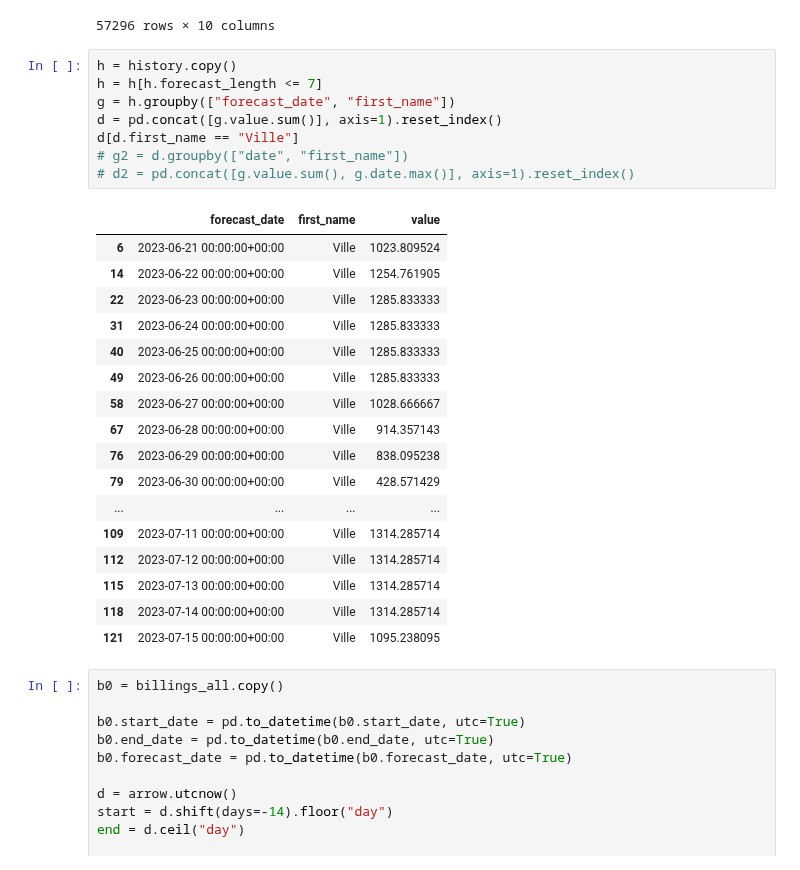
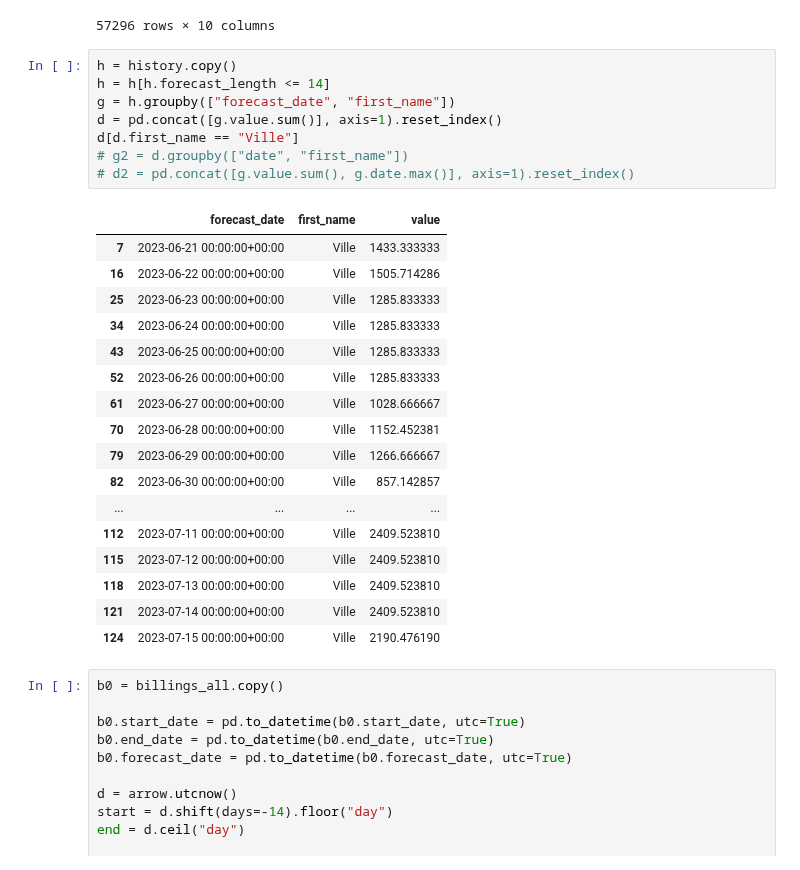
Before and after one commit to vreima/tie-dashboard, a Jupyter notebook: testing-notebook.ipynb, the cells around one changed output. Cells and saved outputs as stored; diff of their text form.

```diff
--- a/testing-notebook.ipynb
+++ b/testing-notebook.ipynb
@@ -59,30 +59,30 @@ history
 57296 rows × 10 columns
 # %%
 h = history.copy()
-h = h[h.forecast_length <= 7]
+h = h[h.forecast_length <= 14]
 g = h.groupby(["forecast_date", "first_name"])
 d = pd.concat([g.value.sum()], axis=1).reset_index()
 d[d.first_name == "Ville"]
 # g2 = d.groupby(["date", "first_name"])
 # d2 = pd.concat([g.value.sum(), g.date.max()], axis=1).reset_index()
 # %% [output]
 |  | forecast_date | first_name | value |
-| 6 | 2023-06-21 00:00:00+00:00 | Ville | 1023.809524 |
-| 14 | 2023-06-22 00:00:00+00:00 | Ville | 1254.761905 |
-| 22 | 2023-06-23 00:00:00+00:00 | Ville | 1285.833333 |
-| 31 | 2023-06-24 00:00:00+00:00 | Ville | 1285.833333 |
-| 40 | 2023-06-25 00:00:00+00:00 | Ville | 1285.833333 |
-| 49 | 2023-06-26 00:00:00+00:00 | Ville | 1285.833333 |
-| 58 | 2023-06-27 00:00:00+00:00 | Ville | 1028.666667 |
-| 67 | 2023-06-28 00:00:00+00:00 | Ville | 914.357143 |
-| 76 | 2023-06-29 00:00:00+00:00 | Ville | 838.095238 |
-| 79 | 2023-06-30 00:00:00+00:00 | Ville | 428.571429 |
+| 7 | 2023-06-21 00:00:00+00:00 | Ville | 1433.333333 |
+| 16 | 2023-06-22 00:00:00+00:00 | Ville | 1505.714286 |
+| 25 | 2023-06-23 00:00:00+00:00 | Ville | 1285.833333 |
+| 34 | 2023-06-24 00:00:00+00:00 | Ville | 1285.833333 |
+| 43 | 2023-06-25 00:00:00+00:00 | Ville | 1285.833333 |
+| 52 | 2023-06-26 00:00:00+00:00 | Ville | 1285.833333 |
+| 61 | 2023-06-27 00:00:00+00:00 | Ville | 1028.666667 |
+| 70 | 2023-06-28 00:00:00+00:00 | Ville | 1152.452381 |
+| 79 | 2023-06-29 00:00:00+00:00 | Ville | 1266.666667 |
+| 82 | 2023-06-30 00:00:00+00:00 | Ville | 857.142857 |
 | ... | ... | ... | ... |
-| 109 | 2023-07-11 00:00:00+00:00 | Ville | 1314.285714 |
-| 112 | 2023-07-12 00:00:00+00:00 | Ville | 1314.285714 |
-| 115 | 2023-07-13 00:00:00+00:00 | Ville | 1314.285714 |
-| 118 | 2023-07-14 00:00:00+00:00 | Ville | 1314.285714 |
-| 121 | 2023-07-15 00:00:00+00:00 | Ville | 1095.238095 |
+| 112 | 2023-07-11 00:00:00+00:00 | Ville | 2409.523810 |
+| 115 | 2023-07-12 00:00:00+00:00 | Ville | 2409.523810 |
+| 118 | 2023-07-13 00:00:00+00:00 | Ville | 2409.523810 |
+| 121 | 2023-07-14 00:00:00+00:00 | Ville | 2409.523810 |
+| 124 | 2023-07-15 00:00:00+00:00 | Ville | 2190.476190 |
 # %%
 b0 = billings_all.copy()
 
```
Also changed, not shown: 5 other files.
